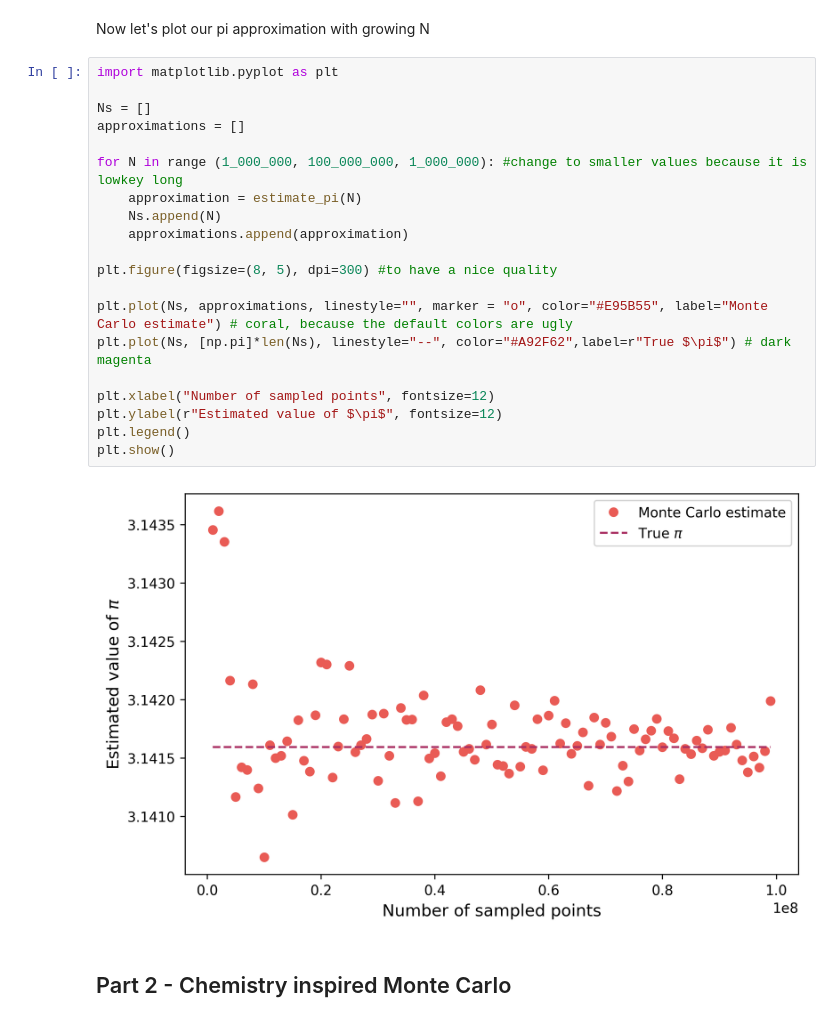
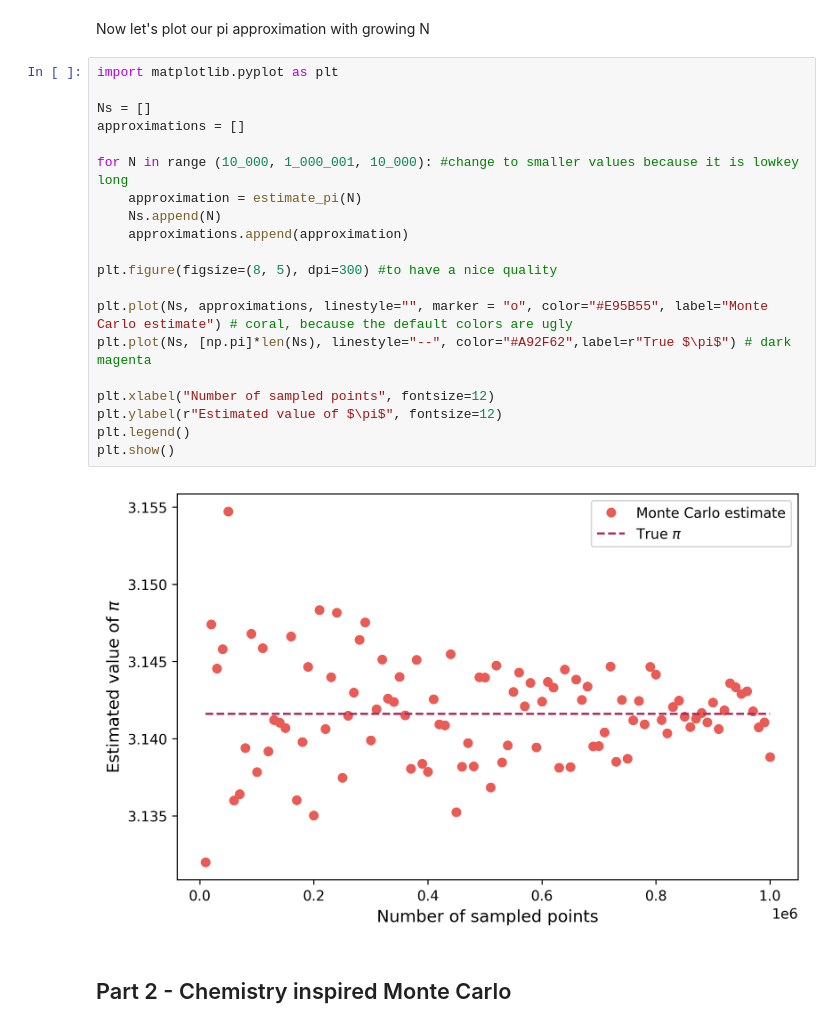
Before and after one commit to BogdanFilipchuk/CH-315-modeling-lab, a Jupyter notebook: noteboook.ipynb, the cells around one changed output. Drawn from its saved outputs; the diff is of its cells as text.

```diff
--- a/noteboook.ipynb
+++ b/noteboook.ipynb
@@ -108,25 +108,25 @@ Now let's plot our pi approximation with growing N
 # %%
 import matplotlib.pyplot as plt
 
 Ns = []
 approximations = []
 
-for N in range (1_000_000, 100_000_000, 1_000_000): #change to smaller values because it is lowkey long
+for N in range (10_000, 1_000_001, 10_000): #change to smaller values because it is lowkey long
     approximation = estimate_pi(N)
     Ns.append(N)
     approximations.append(approximation)
 
 plt.figure(figsize=(8, 5), dpi=300) #to have a nice quality
 
 plt.plot(Ns, approximations, linestyle="", marker = "o", color="#E95B55", label="Monte Carlo estimate") # coral, because the default colors are ugly
 plt.plot(Ns, [np.pi]*len(Ns), linestyle="--", color="#A92F62",label=r"True $\pi$") # dark magenta
 
 plt.xlabel("Number of sampled points", fontsize=12)
 plt.ylabel(r"Estimated value of $\pi$", fontsize=12)
 plt.legend()
 plt.show()
 # %% [output]
-[figure, old version]
+[figure, new version]
 # %% [markdown]
 ## Part 2 - Chemistry inspired Monte Carlo
 # %% [markdown]
```
